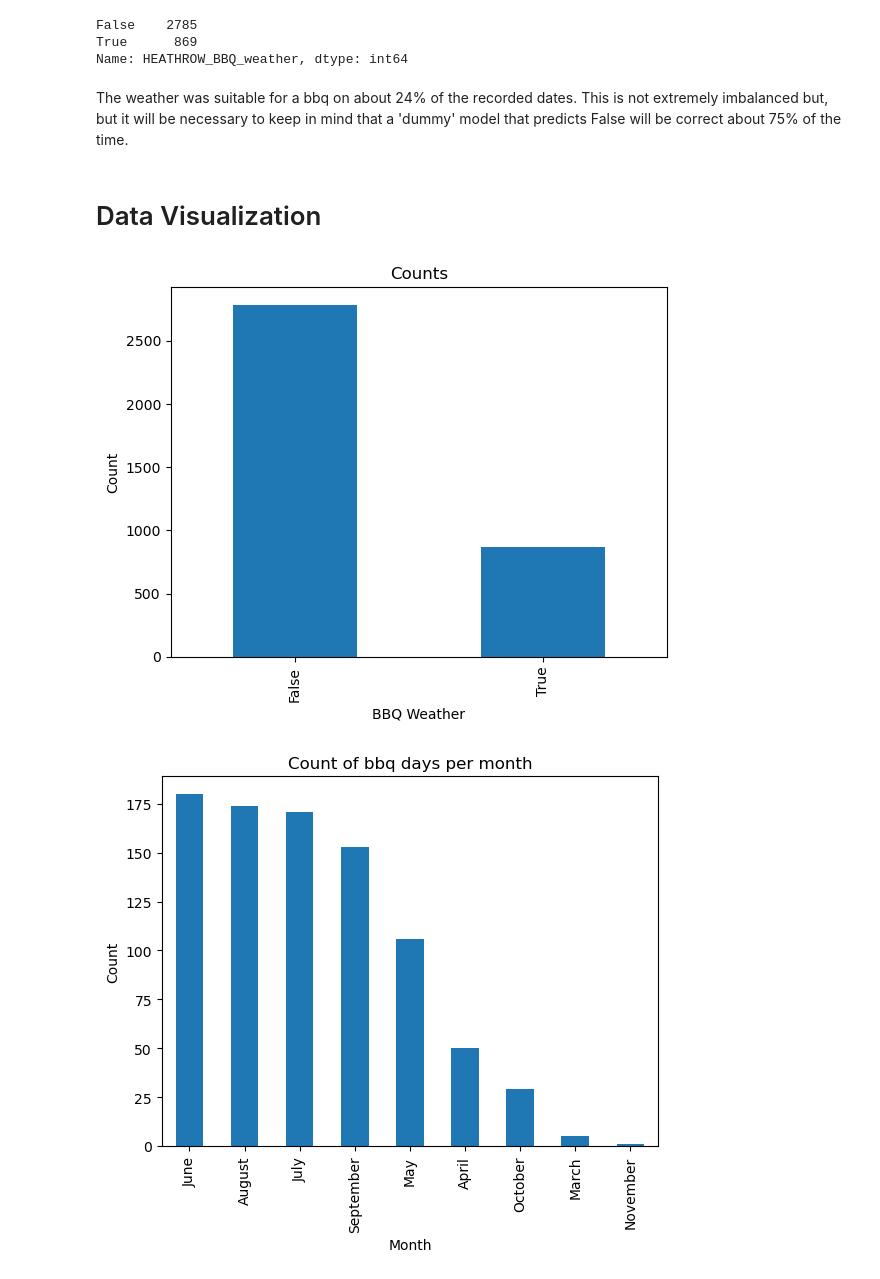
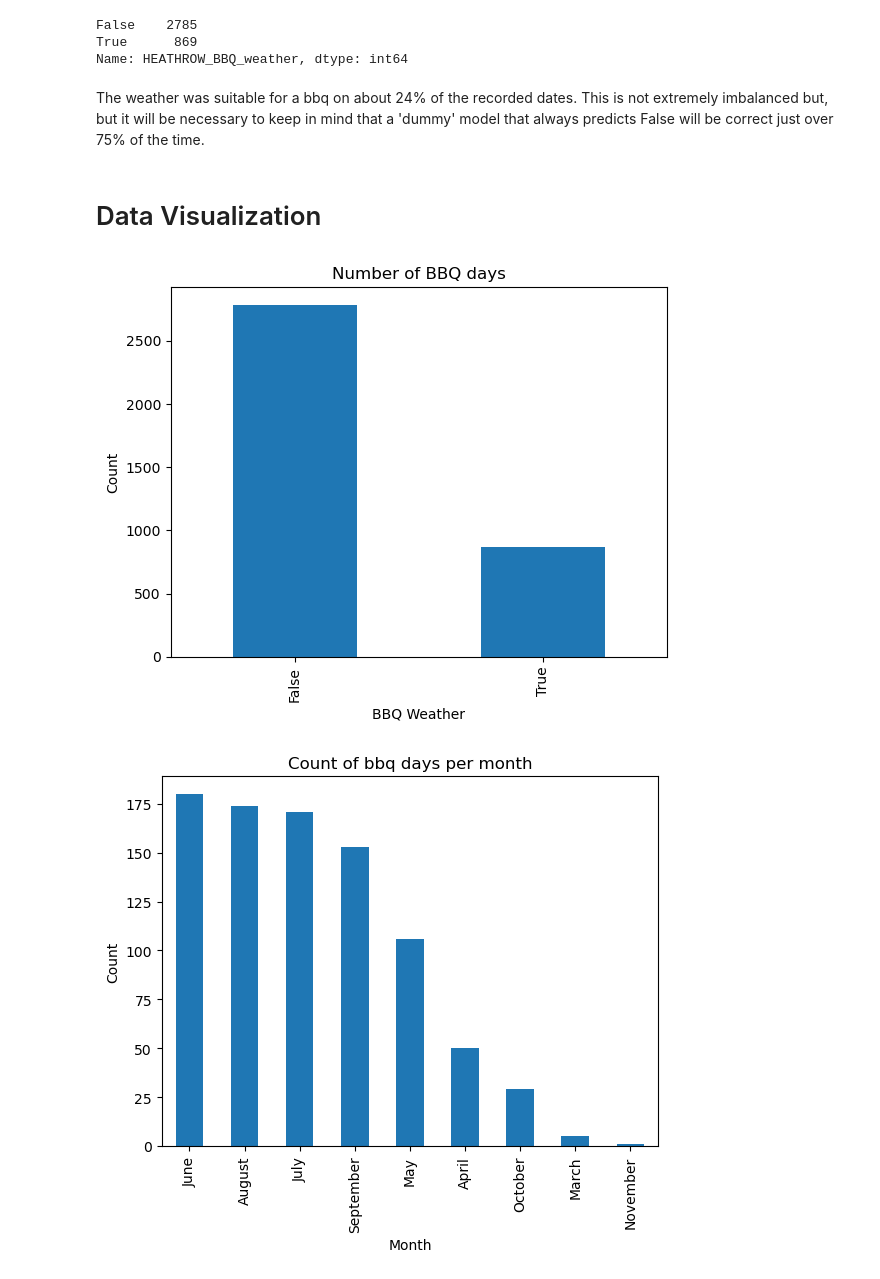
Before and after one commit to lalynjay/weather_classification, a Jupyter notebook: weather_classification.ipynb, the cells around one changed output. Cells and saved outputs as stored; diff of their text form; code cells hidden in the pictures.

```diff
--- a/weather_classification.ipynb
+++ b/weather_classification.ipynb
@@ -128,9 +129,8 @@ base_df_heathrow = df[['DATE', 'MONTH', 'HEATHROW_cloud_cover', 'HEATHROW_humidi
                  'HEATHROW_global_radiation', 'HEATHROW_precipitation', 'HEATHROW_sunshine', 'HEATHROW_temp_mean',
                  'HEATHROW_temp_min', 'HEATHROW_temp_max']]
 
-# add HEATHROW_BBQ_weather column to dataframe
+# add HEATHROW_BBQ_weather column to dataframe, joining on "DATE" column
 
-base_df_heathrow['HEATHROW_BBQ_weather'] = df_labels['HEATHROW_BBQ_weather']
-
+base_df_heathrow = base_df_heathrow.merge(df_labels[['HEATHROW_BBQ_weather', "DATE"]], on="DATE", how="left")
 base_df_heathrow.head()
 # %% [output]
@@ -253,12 +249,13 @@ base_df_heathrow['HEATHROW_BBQ_weather'].value_counts()
 False    2785
 True      869
 Name: HEATHROW_BBQ_weather, dtype: int64
-# %% [markdown]
-The weather was suitable for a bbq on about 24% of the recorded dates. This is not extremely imbalanced but, but it will be necessary to keep in mind that a 'dummy' model that predicts False will be correct about 75% of the time.
-# %% [markdown]
-# Data Visualization
+# %% [markdown]
+The weather was suitable for a bbq on about 24% of the recorded dates. This is not extremely imbalanced but, but it will be necessary to keep in mind that a 'dummy' model that always predicts False will be correct just over 75% of the time.
+# %% [markdown]
+# Data Visualization
 # %%
-base_df_heathrow['HEATHROW_BBQ_weather'].value_counts().plot.bar(title='Counts', ylabel='Count').set_xlabel('BBQ Weather');
+# barplot to visualize true and false ratios
+base_df_heathrow['HEATHROW_BBQ_weather'].value_counts().plot.bar(title='Number of BBQ days', ylabel='Count').set_xlabel('BBQ Weather');
 # %% [output]
-[figure, old version]
+[figure, new version]
 # %%
```
Also changed, not shown: parts of 80 cells of this notebook.
